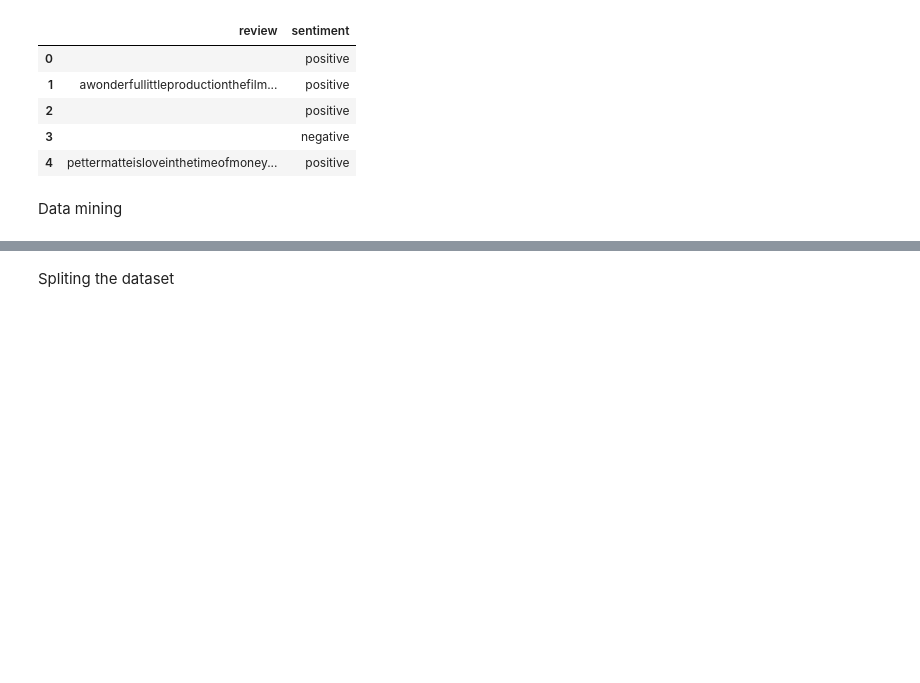
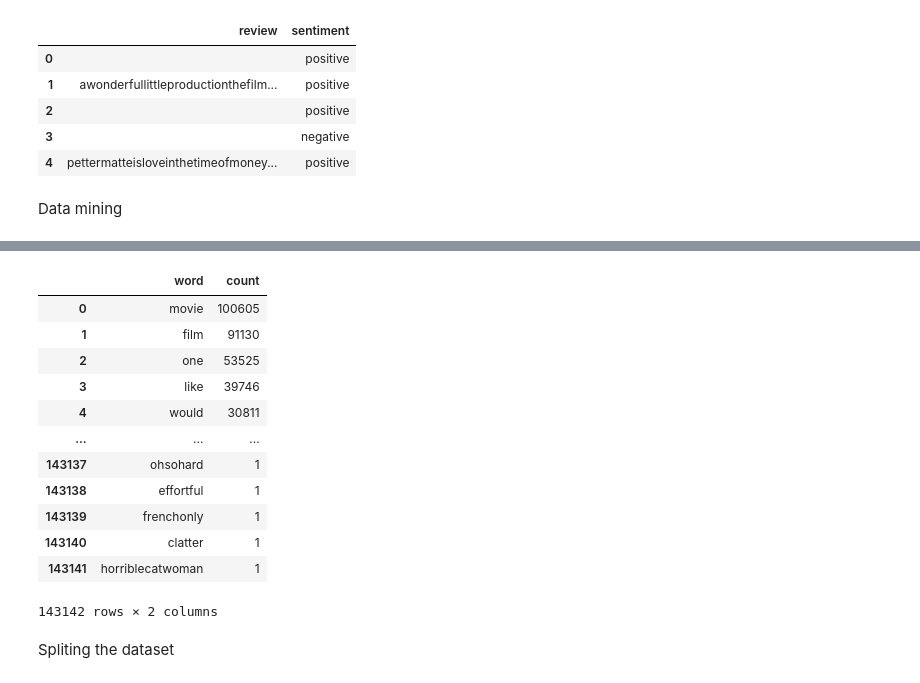
Before and after one commit to Namtk214/Sentiment_Analysis, a Jupyter notebook: PRJ_module_3.ipynb, the cells around one changed output, grey strips where cells are left out. Cells and saved outputs as stored; diff of their text form; code cells hidden in the pictures; blank space fills up the shorter version.

```diff
--- a/PRJ_module_3.ipynb
+++ b/PRJ_module_3.ipynb
@@ -143,0 +214,10 @@ plt.show(kernel_distribution_number_words_plot)
+# %%
+from collections import Counter
+words = ' '.join(df['review']).split()
+counter = Counter(words)
+most = counter.most_common()
+vocabs, word_counts = [], []
+for word, count in most:
+  if word not in stop:
+    vocabs.append(word)
+    word_counts.append(count)
@@ -144,3 +237,20 @@ plt.show(kernel_distribution_number_words_plot)
+# %%
+word_count_df = pd.DataFrame({'word': vocabs, 'count': word_counts})
+word_count_df
+# %% [output]
+|  | word | count |
+| 0 | movie | 100605 |
+| 1 | film | 91130 |
+| 2 | one | 53525 |
+| 3 | like | 39746 |
+| 4 | would | 30811 |
+| ... | ... | ... |
+| 143137 | ohsohard | 1 |
+| 143138 | effortful | 1 |
+| 143139 | frenchonly | 1 |
+| 143140 | clatter | 1 |
+| 143141 | horriblecatwoman | 1 |
+143142 rows × 2 columns
 # %% [markdown]
 Spliting the dataset
 # %%
```
Also changed, not shown: parts of 24 cells of this notebook.
